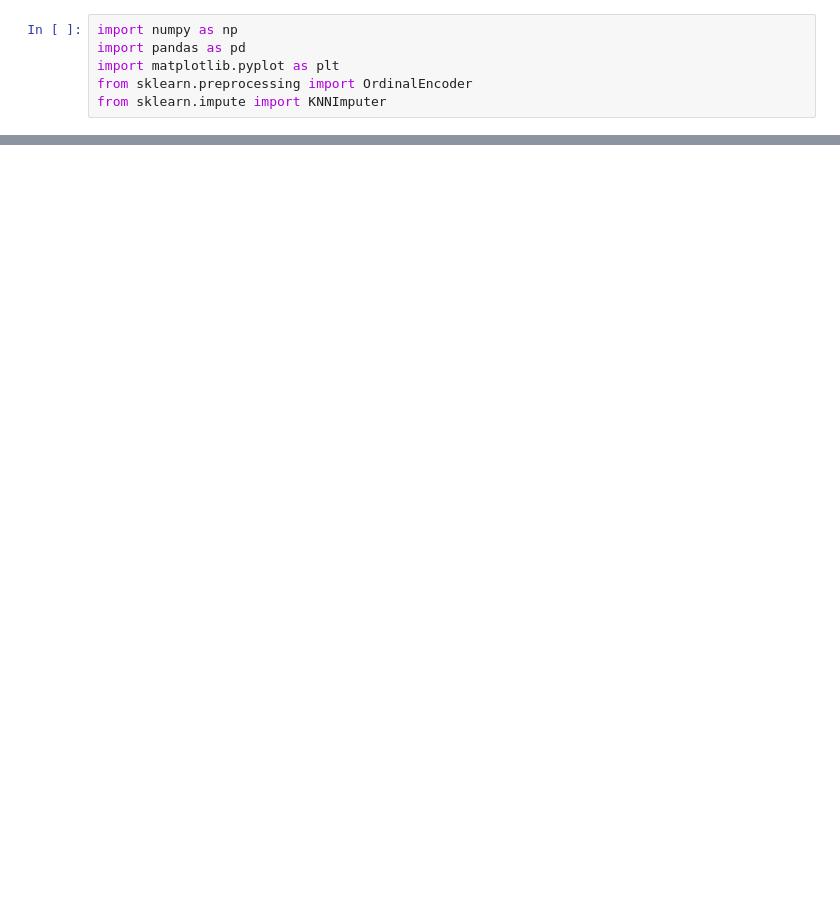
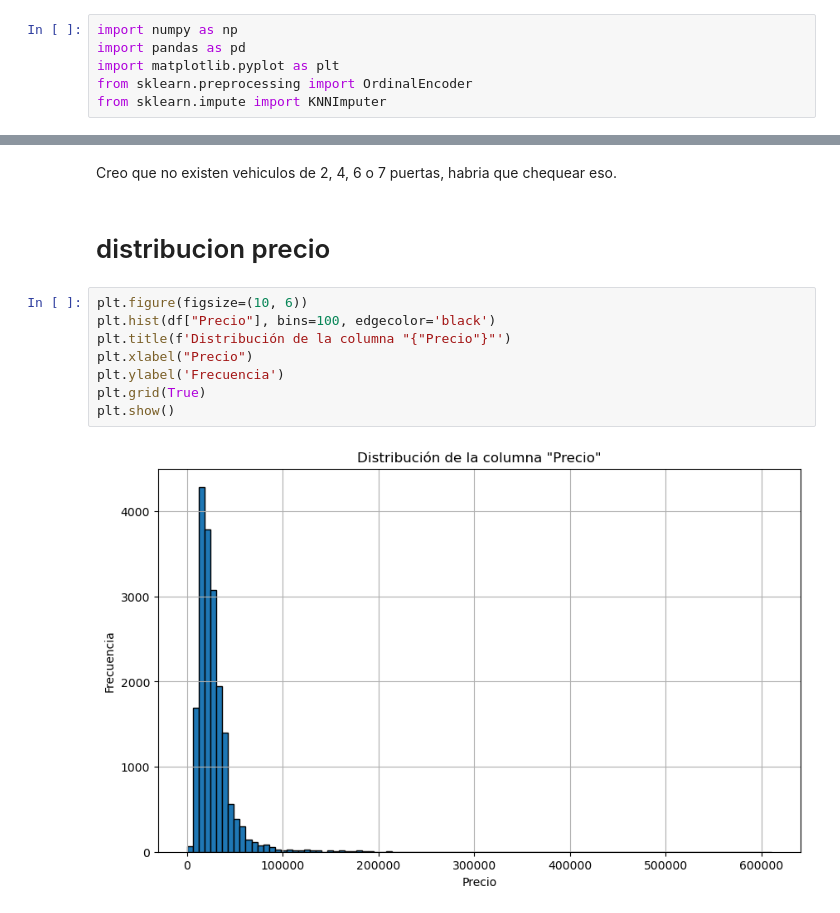
Before and after one commit to ignacio279/Machine-Learning-Vechetti-Vargas, a Jupyter notebook: Notebook.ipynb, the cells around one changed output, grey strips where cells are left out. Saved outputs shown, nothing was run; the diff lists cells and outputs as text; blank space fills up the shorter version.

```diff
--- a/Notebook.ipynb
+++ b/Notebook.ipynb
@@ -88,0 +103,14 @@ Name: count, dtype: int64
+# %% [markdown]
+Creo que no existen vehiculos de 2, 4, 6 o 7 puertas, habria que chequear eso.
+# %% [markdown]
+# distribucion precio
+# %%
+plt.figure(figsize=(10, 6))
+plt.hist(df["Precio"], bins=100, edgecolor='black')
+plt.title(f'Distribución de la columna "{"Precio"}"')
+plt.xlabel("Precio")
+plt.ylabel('Frecuencia')
+plt.grid(True)
+plt.show()
+# %% [output]
+[figure, added]
```
Also changed, not shown: parts of 19 cells of this notebook.
